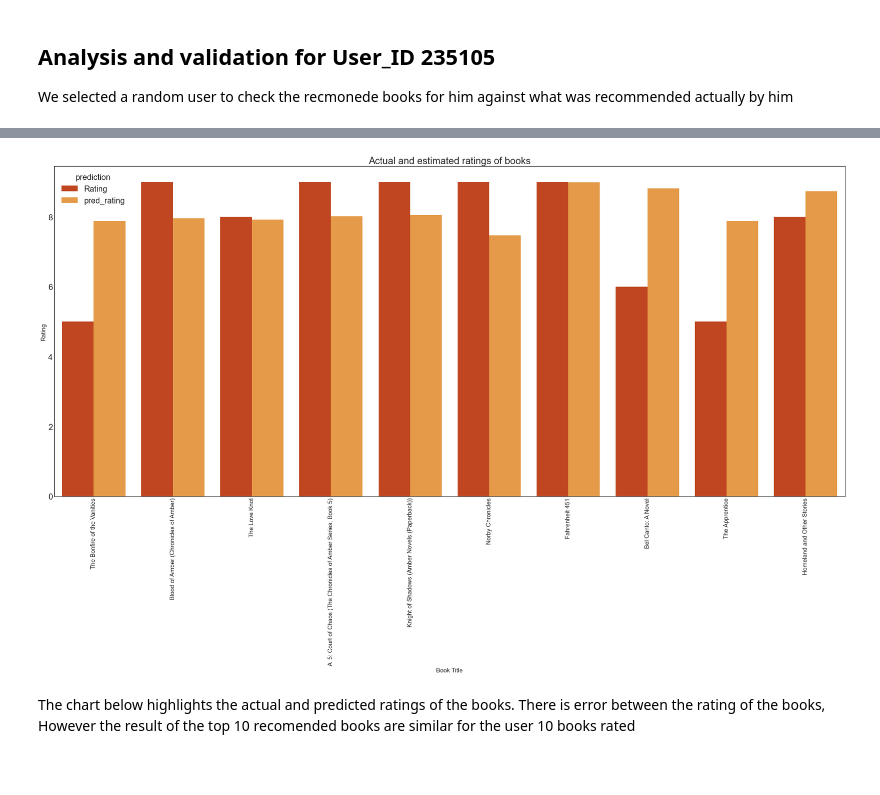
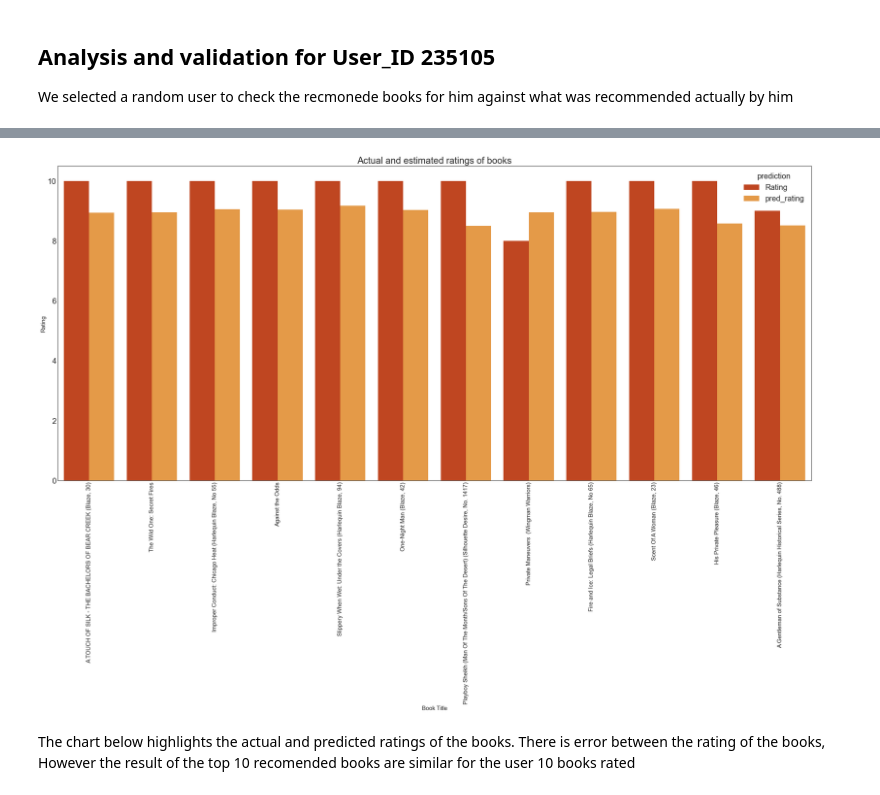
Before and after one commit to tamerhanna/Book-Crossing-, a Jupyter notebook: Book Crossing recommender system.ipynb, the cells around one changed output, grey strips where cells are left out. Saved outputs shown, nothing was run; the diff lists cells and outputs as text; code cells hidden in the pictures; blank space fills up the shorter version.

```diff
--- a/Book Crossing recommender system.ipynb
+++ b/Book Crossing recommender system.ipynb
@@ -1226,3 +1226,4 @@ trainset, testset = train_test_split(data, test_size=0.10)
 model = SVD(n_factors=50, n_epochs=20, lr_all=0.008, reg_all=0.2)
 model.fit(trainset)
 model.qi.shape
+predictions = model.test(testset)
@@ -1392,8 +1398,9 @@ plt.show()
 We selected a random user to check the recmonede books for him against what was recommended actually by him
 # %%
 # Building the user profile for ratings more than 8
-selected_user_id = 76352
+selected_user_id = 227250
 df_user = df_ext[df_ext['User_id']==selected_user_id]
-df_user[(df_user['pred_rating'].isna())&(df_user['Rating']>=8)].sample(20)
+
+df_user[(df_user['pred_rating'].isna())&(df_user['Rating']>=9)].sample(20)
 # %% [output]
 |  | User_id | ISBN | Rating | Book_title | Book_Author | Year_of_Publication | Publisher | Age | City | ... |
@@ -1444,19 +1455,19 @@ df_user[df_user['pred_rating'].notna()].sort_values('Rating', ascending=False).h
 # %%
 
-df_pred_sample = df_user[df_user['pred_rating'].notna()].sample(10)
+df_pred_sample = df_user[df_user['pred_rating'].notna()].sample(12)
 df_pred_sample = pd.melt(df_pred_sample[['Book_title', 'Rating', 'pred_rating']], id_vars='Book_title', var_name='prediction', value_name='rating')
 
 fig, ax = plt.subplots(figsize=(35, 15))
 
 sns.barplot(x='Book_title', y='rating', hue='prediction', data=df_pred_sample, palette=sns.color_palette("turbo_r"))
 ax.set_title('Actual and estimated ratings of books')
 plt.ylabel('Rating', fontsize=15)
 plt.xlabel('Book Title', fontsize=15)
 plt.xticks(rotation=90, fontsize=15)
 
 plt.show()
 # %% [output]
-[figure, old version]
+[figure, new version]
 # %% [markdown]
 The chart below highlights the actual and predicted ratings of the books. There is error between the rating of the books, However the result of the top 10 recomended books are similar for the user 10 books rated
 # %%
```
Also changed, not shown: parts of 41 cells of this notebook.
